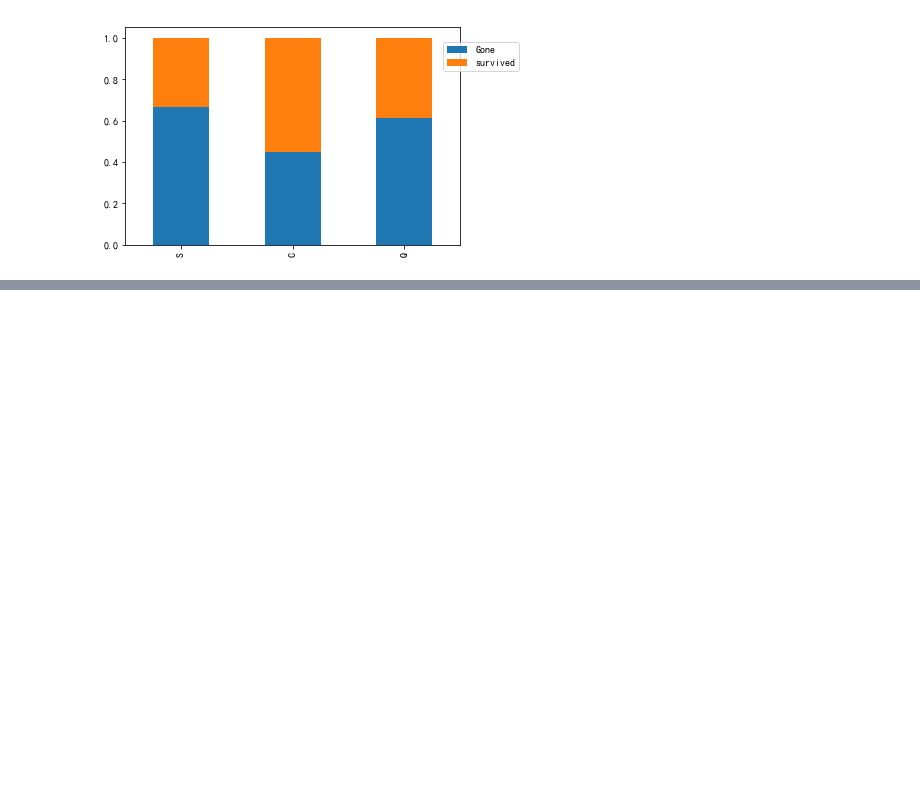
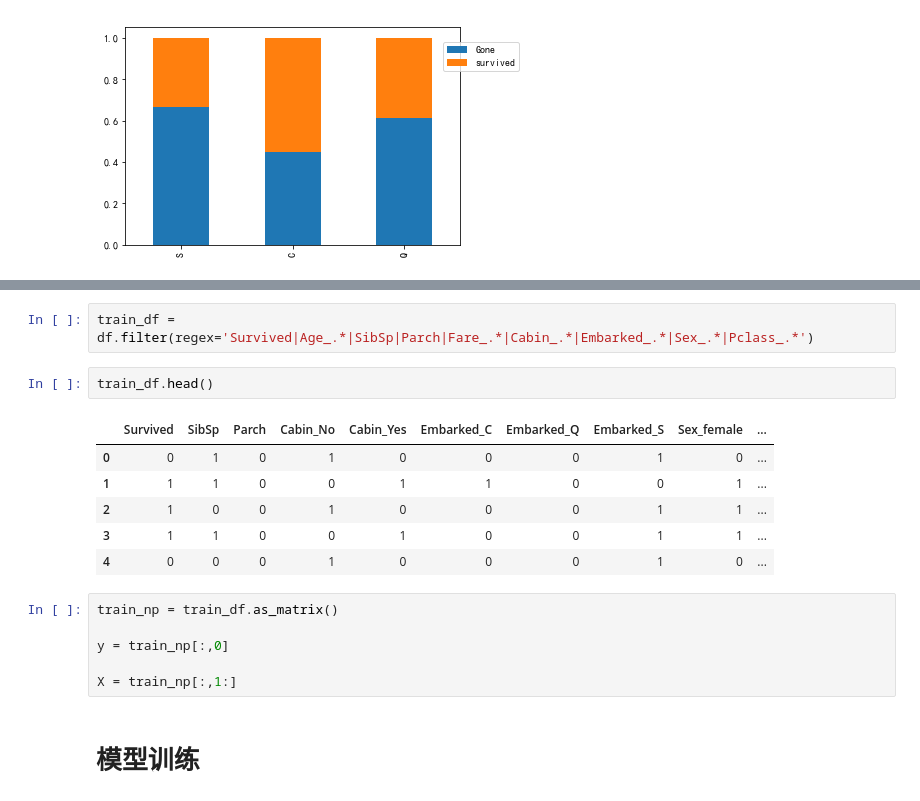
Before and after one commit to ds17/machine_learning, a Jupyter notebook: Data_Science/Kaggle/01_Titanic Disaster/Titanic Survival Prediction.ipynb, the cells around one changed output, grey strips where cells are left out. Cells and saved outputs as stored; diff of their text form; blank space fills up the shorter version.

```diff
--- a/Data_Science/Kaggle/01_Titanic Disaster/Titanic Survival Prediction.ipynb
+++ b/Data_Science/Kaggle/01_Titanic Disaster/Titanic Survival Prediction.ipynb
@@ -143,0 +225,19 @@ plt.legend(loc=(0.95,0.8));
+# %%
+train_df = df.filter(regex='Survived|Age_.*|SibSp|Parch|Fare_.*|Cabin_.*|Embarked_.*|Sex_.*|Pclass_.*')
+# %%
+train_df.head()
+# %% [output]
+|  | Survived | SibSp | Parch | Cabin_No | Cabin_Yes | Embarked_C | Embarked_Q | Embarked_S | Sex_female | ... |
+| 0 | 0 | 1 | 0 | 1 | 0 | 0 | 0 | 1 | 0 | ... |
+| 1 | 1 | 1 | 0 | 0 | 1 | 1 | 0 | 0 | 1 | ... |
+| 2 | 1 | 0 | 0 | 1 | 0 | 0 | 0 | 1 | 1 | ... |
+| 3 | 1 | 1 | 0 | 0 | 1 | 0 | 0 | 1 | 1 | ... |
+| 4 | 0 | 0 | 0 | 1 | 0 | 0 | 0 | 1 | 0 | ... |
+# %%
+train_np = train_df.as_matrix()
+
+y = train_np[:,0]
+
+X = train_np[:,1:]
+# %% [markdown]
+# 模型训练
```
Also changed, not shown: parts of 22 cells of this notebook.
